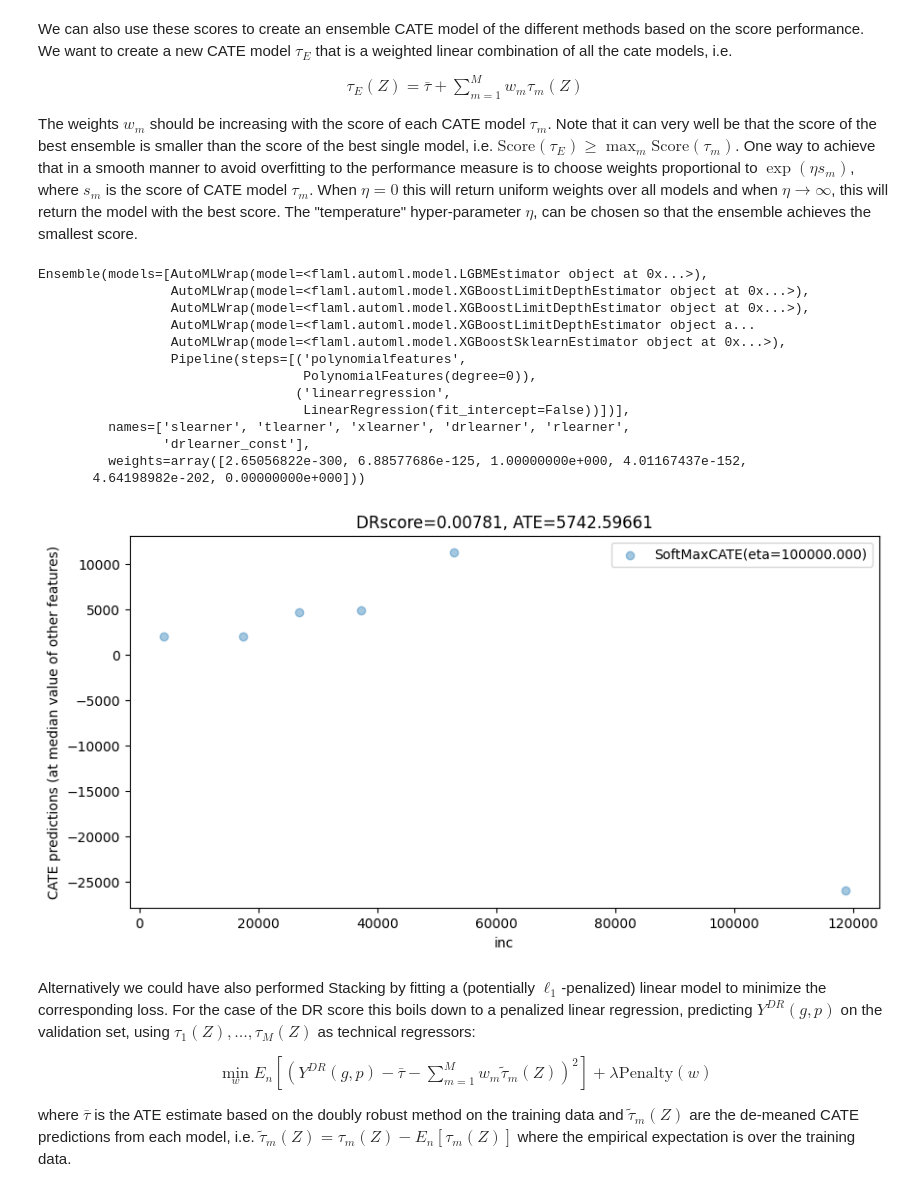
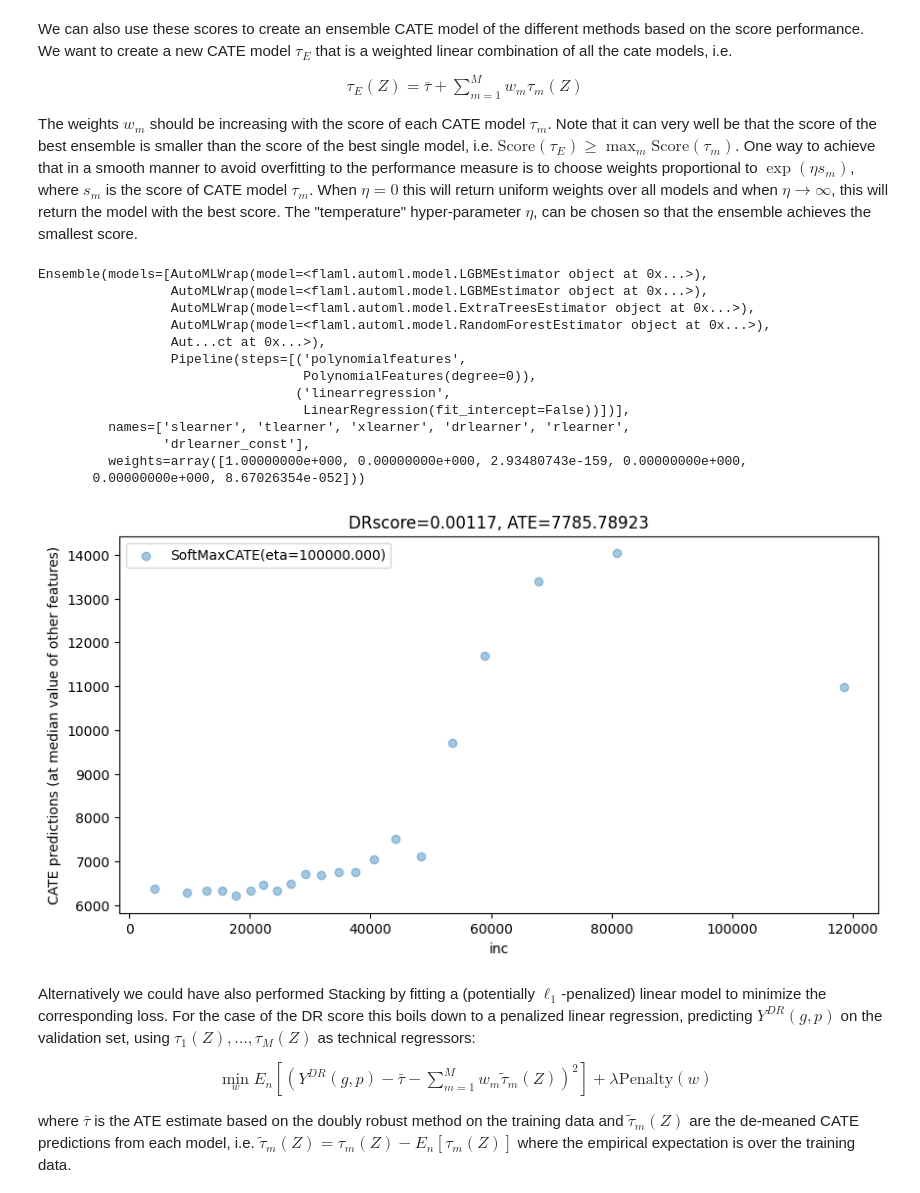
Before and after one commit to stanford-msande228/winter23, a Jupyter notebook: CATE-estimation.ipynb, the cells around one changed output. Drawn from its saved outputs; the diff is of its cells as text; code cells hidden in the pictures.

```diff
--- a/CATE-estimation.ipynb
+++ b/CATE-estimation.ipynb
@@ -23,7 +23,7 @@ from myflaml import auto_reg, auto_clf, auto_weighted_reg
 # %% [markdown]
 # Setting the High Level Parameters for the Notebook
 # %%
-time_budget = 120 # time budget for auto-ml in seconds (advisable around 120)
+time_budget = 600 # time budget for auto-ml in seconds (advisable at least 120)
 verbose = 0 # verbosity of auto-ml
 n_splits = 5 # cross-fitting and cross-validation splits
 data = '401k' # which dataset, one of {'401k', 'criteo', 'welfare', 'poverty', 'star'}
@@ -820,7 +820,7 @@ print([f'{name}: {score:.4f}' for name, score in zip(names, scores)])
 # Plotting CATE
 # %%
 if plot:
-    grid = np.unique(np.percentile(X[xfeat], np.arange(0, 110, 20)))
+    grid = np.unique(np.percentile(X[xfeat], np.arange(0, 105, 5)))
     Xpd = pd.DataFrame(np.tile(np.median(X, axis=0, keepdims=True), (len(grid), 1)),
                         columns=X.columns)
     Xpd[xfeat] = grid
@@ -881,40 +881,40 @@ softmax_ensemble = ens[eta_best][0]
 softmax_ensemble
 # %% [output]
 Ensemble(models=[AutoMLWrap(model=<flaml.automl.model.LGBMEstimator object at 0x...>),
-                 AutoMLWrap(model=<flaml.automl.model.XGBoostLimitDepthEstimator object at 0x...>),
-                 AutoMLWrap(model=<flaml.automl.model.XGBoostLimitDepthEstimator object at 0x...>),
-                 AutoMLWrap(model=<flaml.automl.model.XGBoostLimitDepthEstimator object a...
-                 AutoMLWrap(model=<flaml.automl.model.XGBoostSklearnEstimator object at 0x...>),
+                 AutoMLWrap(model=<flaml.automl.model.LGBMEstimator object at 0x...>),
+                 AutoMLWrap(model=<flaml.automl.model.ExtraTreesEstimator object at 0x...>),
+                 AutoMLWrap(model=<flaml.automl.model.RandomForestEstimator object at 0x...>),
+                 Aut...ct at 0x...>),
                  Pipeline(steps=[('polynomialfeatures',
                                   PolynomialFeatures(degree=0)),
                                  ('linearregression',
                                   LinearRegression(fit_intercept=False))])],
          names=['slearner', 'tlearner', 'xlearner', 'drlearner', 'rlearner',
                 'drlearner_const'],
-         weights=array([2.65056822e-300, 6.88577686e-125, 1.00000000e+000, 4.01167437e-152,
-       4.64198982e-202, 0.00000000e+000]))
+         weights=array([1.00000000e+000, 0.00000000e+000, 2.93480743e-159, 0.00000000e+000,
+       0.00000000e+000, 8.67026354e-052]))
 # %%
 if plot:
-    grid = np.unique(np.percentile(X[xfeat], np.arange(0, 110, 20)))
+    grid = np.unique(np.percentile(X[xfeat], np.arange(0, 105, 5)))
     Xpd = pd.DataFrame(np.tile(np.median(X, axis=0, keepdims=True), (len(grid), 1)),
                         columns=X.columns)
     Xpd[xfeat] = grid
     plt.figure(figsize=(10, 5))
     plt.scatter(Xpd[xfeat], softmax_ensemble.predict(Xpd[hetero_feats]),
                 label=f'SoftMaxCATE(eta={eta_best:.3f})', alpha=.4)
     if semi_synth:
         plt.scatter(Xpd[xfeat], true_cate(Xpd), label='True')
         plt.title(f'{score_name}={scorer(softmax_ensemble.predict(Zval)):.5f}, '
                   f'True RMSE={rmse(true_cate(X), ens[eta_best][0].predict(Z)):.5f}')
     else:
         plt.title(f'{score_name}={scorer(softmax_ensemble.predict(Zval)):.5f}, '
                   f'ATE={np.mean(ens[eta_best][0].predict(Z)):.5f}')
     plt.xlabel(xfeat)
     plt.ylabel('CATE predictions (at median value of other features)')
     plt.legend()
     plt.show()
 # %% [output]
-[figure, old version]
+[figure, new version]
 # %% [markdown]
 Alternatively we could have also performed Stacking by fitting a (potentially $\ell_1$-penalized) linear model to minimize the corresponding loss. For the case of the DR score this boils down to a penalized linear regression, predicting $Y^{DR}(g,p)$ on the validation set, using $\tau_1(Z),\ldots, \tau_M(Z)$ as technical regressors:
 \begin{align}
```
Also changed, not shown: parts of 38 cells of this notebook.
